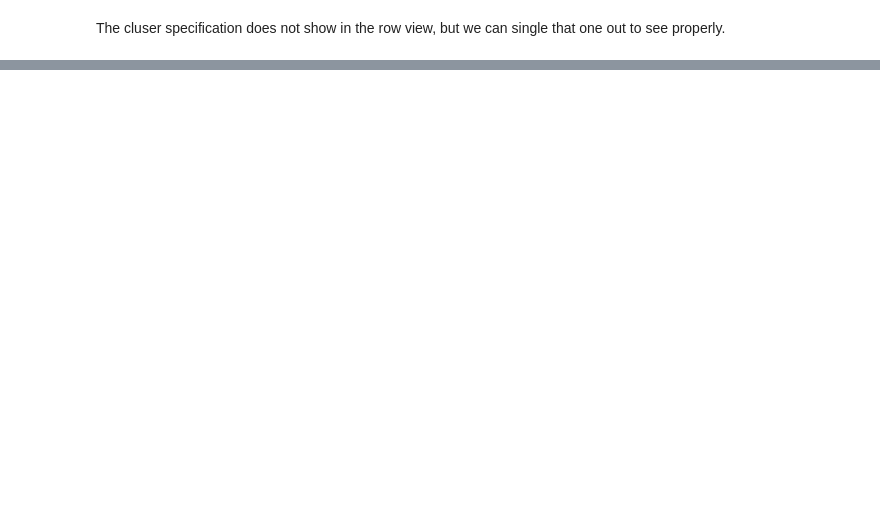
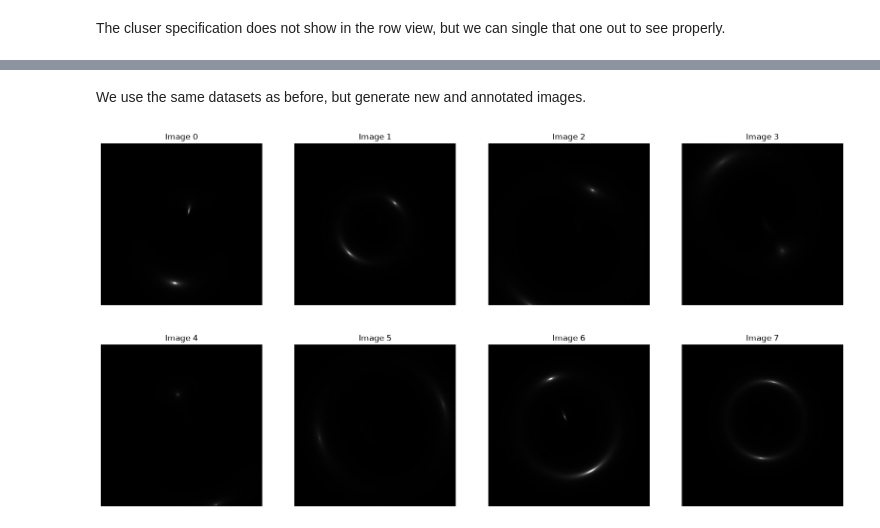
Before and after one commit to CosmoAI-AES/experiment2026july, a Jupyter notebook: cluster4SIS/Dataset.ipynb, the cells around one changed output, grey strips where cells are left out. Drawn from its saved outputs; the diff is of its cells as text; code cells hidden in the pictures; blank space fills up the shorter version.

```diff
--- a/cluster4SIS/Dataset.ipynb
+++ b/cluster4SIS/Dataset.ipynb
@@ -107,0 +113,7 @@ SIS/33.54208259365603/36.48825422435607/57.83927003398607;SIS/-0.971618329121511
+# %% [markdown]
+We use the same datasets as before, but generate new and annotated images.
+# %%
+ims = [ mkimg(ob) for ob in obs ]
+csimg.showImages( ims, size=(2,4), titles=ts )
+# %% [output]
+[figure, added]
```
Also changed, not shown: parts of 8 cells of this notebook, 6 other files.
